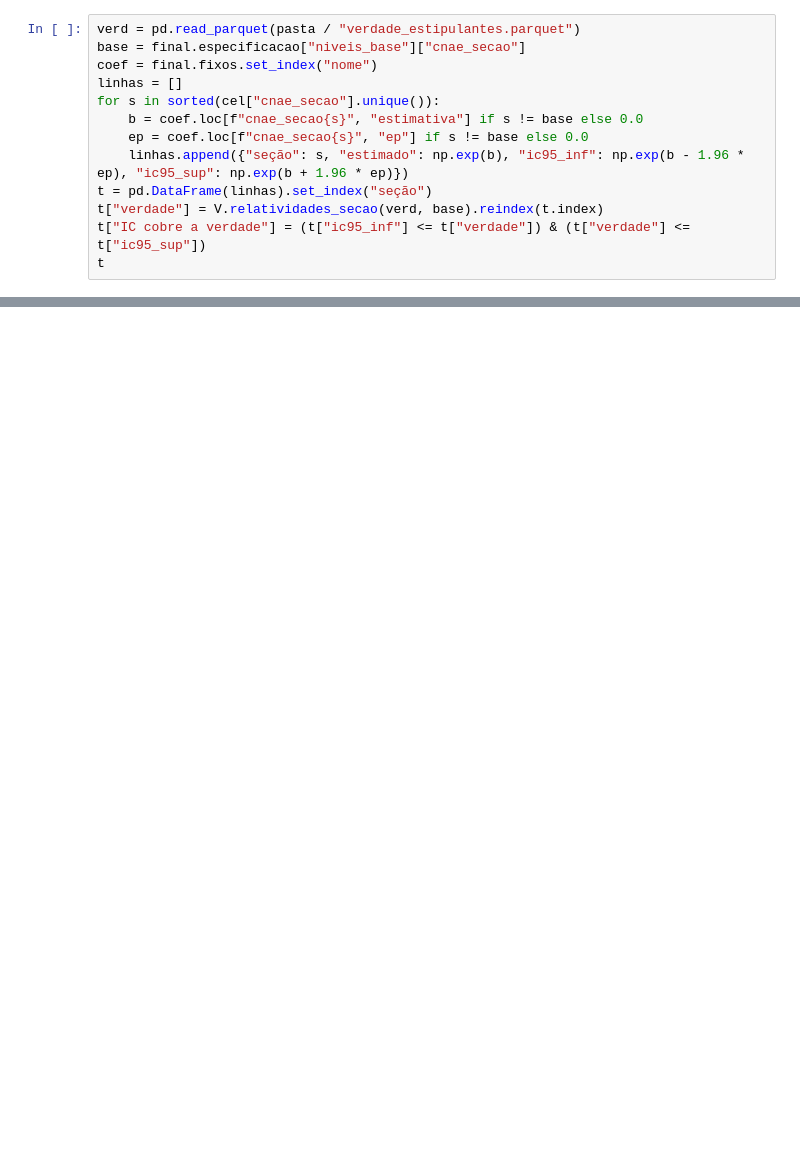
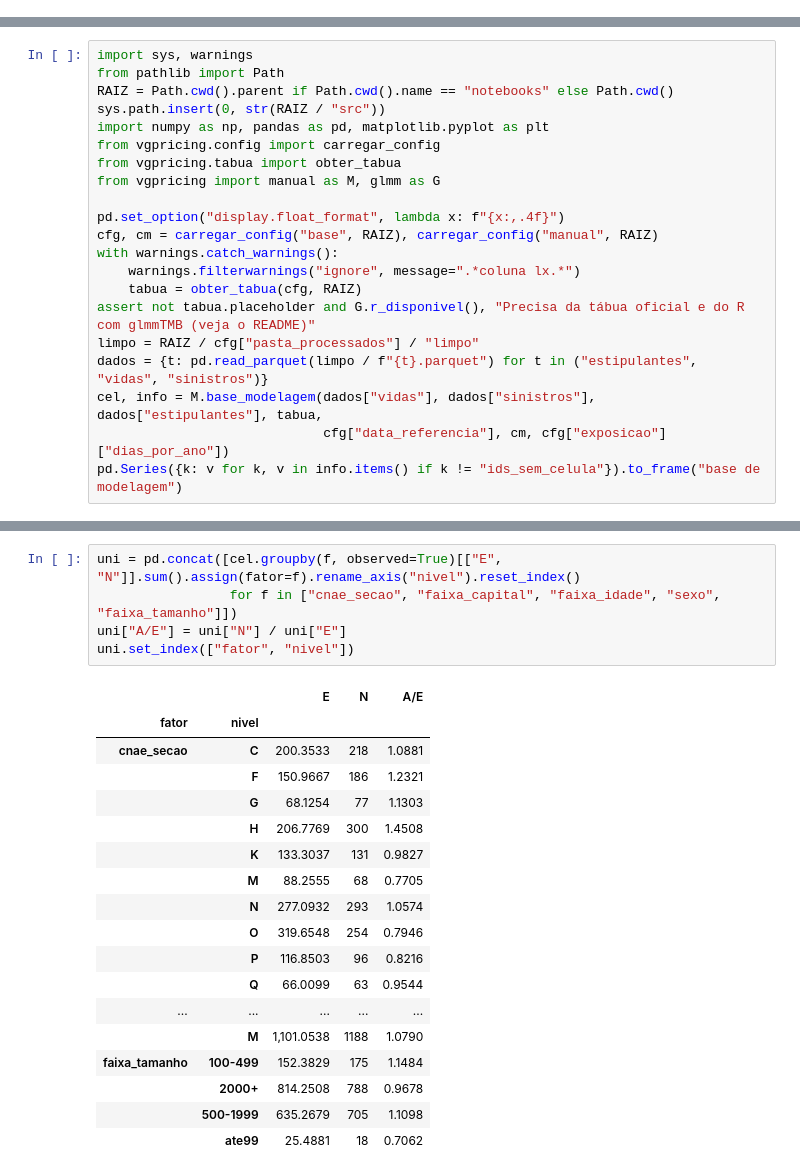
Before and after one commit to arthurpmotta02/vida-grupo-pricing, a Jupyter notebook: notebooks/02_taxa_manual.ipynb, the cells around one changed output, grey strips where cells are left out. Cells and saved outputs as stored; diff of their text form; blank space fills up the shorter version.

```diff
--- a/notebooks/02_taxa_manual.ipynb
+++ b/notebooks/02_taxa_manual.ipynb
@@ -247,13 +0,0 @@ corretamente quando as hipóteses valem.
-# %%
-verd = pd.read_parquet(pasta / "verdade_estipulantes.parquet")
-base = final.especificacao["niveis_base"]["cnae_secao"]
-coef = final.fixos.set_index("nome")
-linhas = []
-for s in sorted(cel["cnae_secao"].unique()):
-    b = coef.loc[f"cnae_secao{s}", "estimativa"] if s != base else 0.0
-    ep = coef.loc[f"cnae_secao{s}", "ep"] if s != base else 0.0
-    linhas.append({"seção": s, "estimado": np.exp(b), "ic95_inf": np.exp(b - 1.96 * ep), "ic95_sup": np.exp(b + 1.96 * ep)})
-t = pd.DataFrame(linhas).set_index("seção")
-t["verdade"] = V.relatividades_secao(verd, base).reindex(t.index)
-t["IC cobre a verdade"] = (t["ic95_inf"] <= t["verdade"]) & (t["verdade"] <= t["ic95_sup"])
-t
@@ -352,0 +31,21 @@ Etapa 3.
+# %%
+import sys, warnings
+from pathlib import Path
+RAIZ = Path.cwd().parent if Path.cwd().name == "notebooks" else Path.cwd()
+sys.path.insert(0, str(RAIZ / "src"))
+import numpy as np, pandas as pd, matplotlib.pyplot as plt
+from vgpricing.config import carregar_config
+from vgpricing.tabua import obter_tabua
+from vgpricing import manual as M, glmm as G
+
+pd.set_option("display.float_format", lambda x: f"{x:,.4f}")
+cfg, cm = carregar_config("base", RAIZ), carregar_config("manual", RAIZ)
+with warnings.catch_warnings():
+    warnings.filterwarnings("ignore", message=".*coluna lx.*")
+    tabua = obter_tabua(cfg, RAIZ)
+assert not tabua.placeholder and G.r_disponivel(), "Precisa da tábua oficial e do R com glmmTMB (veja o README)"
+limpo = RAIZ / cfg["pasta_processados"] / "limpo"
+dados = {t: pd.read_parquet(limpo / f"{t}.parquet") for t in ("estipulantes", "vidas", "sinistros")}
+cel, info = M.base_modelagem(dados["vidas"], dados["sinistros"], dados["estipulantes"], tabua,
+                             cfg["data_referencia"], cm, cfg["exposicao"]["dias_por_ano"])
+pd.Series({k: v for k, v in info.items() if k != "ids_sem_celula"}).to_frame("base de modelagem")
@@ -352,0 +68,24 @@ Etapa 3.
+# %%
+uni = pd.concat([cel.groupby(f, observed=True)[["E", "N"]].sum().assign(fator=f).rename_axis("nivel").reset_index()
+                 for f in ["cnae_secao", "faixa_capital", "faixa_idade", "sexo", "faixa_tamanho"]])
+uni["A/E"] = uni["N"] / uni["E"]
+uni.set_index(["fator", "nivel"])
+# %% [output]
+|  |  | E | N | A/E |
+| fator | nivel |  |  |  |
+| cnae_secao | C | 200.3533 | 218 | 1.0881 |
+|  | F | 150.9667 | 186 | 1.2321 |
+|  | G | 68.1254 | 77 | 1.1303 |
+|  | H | 206.7769 | 300 | 1.4508 |
+|  | K | 133.3037 | 131 | 0.9827 |
+|  | M | 88.2555 | 68 | 0.7705 |
+|  | N | 277.0932 | 293 | 1.0574 |
+|  | O | 319.6548 | 254 | 0.7946 |
+|  | P | 116.8503 | 96 | 0.8216 |
+|  | Q | 66.0099 | 63 | 0.9544 |
+| ... | ... | ... | ... | ... |
+|  | M | 1,101.0538 | 1188 | 1.0790 |
+| faixa_tamanho | 100-499 | 152.3829 | 175 | 1.1484 |
+|  | 2000+ | 814.2508 | 788 | 0.9678 |
+|  | 500-1999 | 635.2679 | 705 | 1.1098 |
+|  | ate99 | 25.4881 | 18 | 0.7062 |
```
Also changed, not shown: parts of 53 cells of this notebook, 21 other files.
